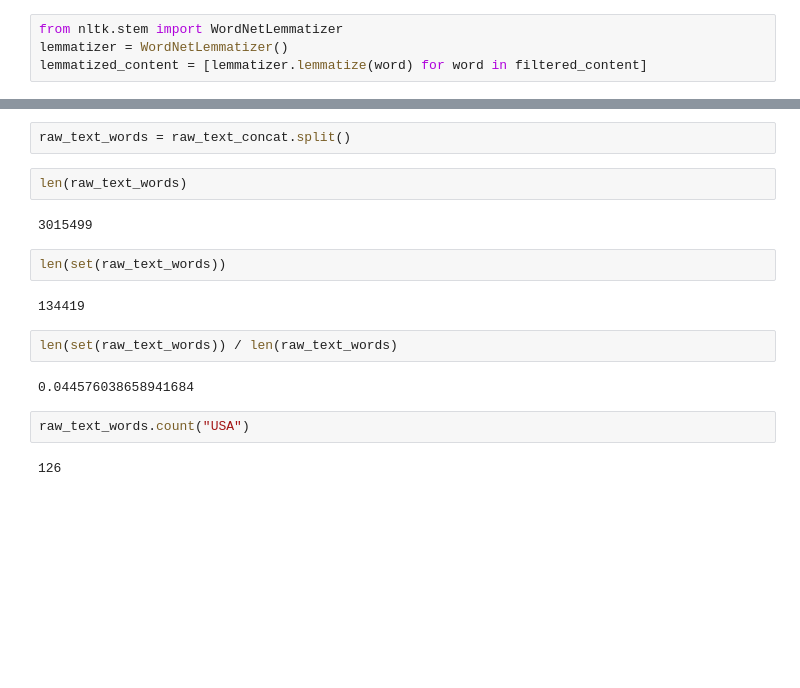
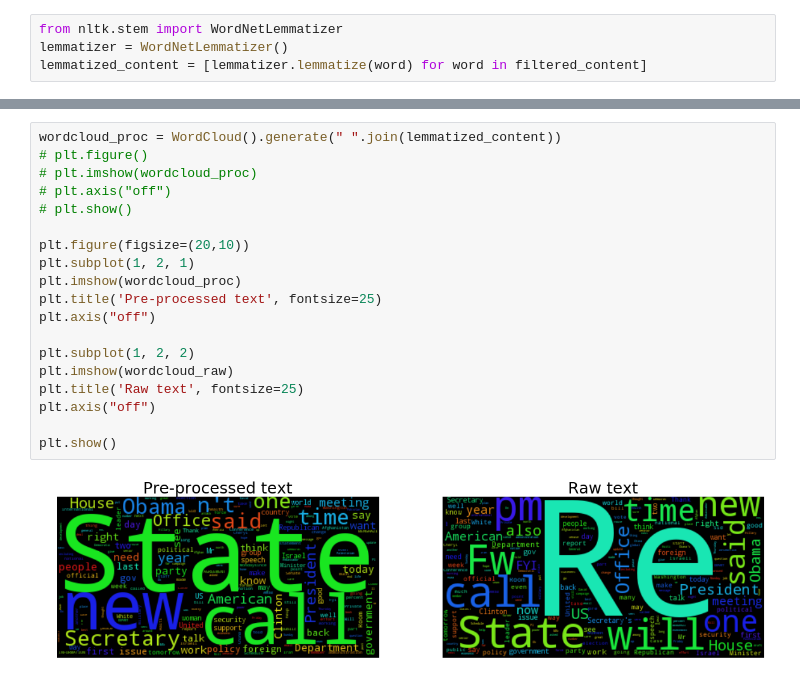
Before and after one commit to BeforeRain/ADA-homework, a Jupyter notebook: 05 - Taming Text/hw5.ipynb, the cells around one changed output, grey strips where cells are left out. Drawn from its saved outputs; the diff is of its cells as text; blank space fills up the shorter version.

```diff
--- a/05 - Taming Text/hw5.ipynb
+++ b/05 - Taming Text/hw5.ipynb
@@ -188,18 +165,21 @@ len(set(extracted_body_subj.split()))
-# %%
-raw_text_words = raw_text_concat.split()
-# %%
-len(raw_text_words)
-# %% [output]
-3015499
-# %%
-len(set(raw_text_words))
-# %% [output]
-134419
-# %%
-len(set(raw_text_words)) / len(raw_text_words)
-# %% [output]
-0.044576038658941684
-# %%
-raw_text_words.count("USA")
-# %% [output]
-126
+# %%
+wordcloud_proc = WordCloud().generate(" ".join(lemmatized_content))
+# plt.figure()
+# plt.imshow(wordcloud_proc)
+# plt.axis("off")
+# plt.show()
+
+plt.figure(figsize=(20,10))
+plt.subplot(1, 2, 1)
+plt.imshow(wordcloud_proc)
+plt.title('Pre-processed text', fontsize=25)
+plt.axis("off")
+
+plt.subplot(1, 2, 2)
+plt.imshow(wordcloud_raw)
+plt.title('Raw text', fontsize=25)
+plt.axis("off")
+
+plt.show()
+# %% [output]
+[figure, added]
```
Also changed, not shown: parts of 33 cells of this notebook.
